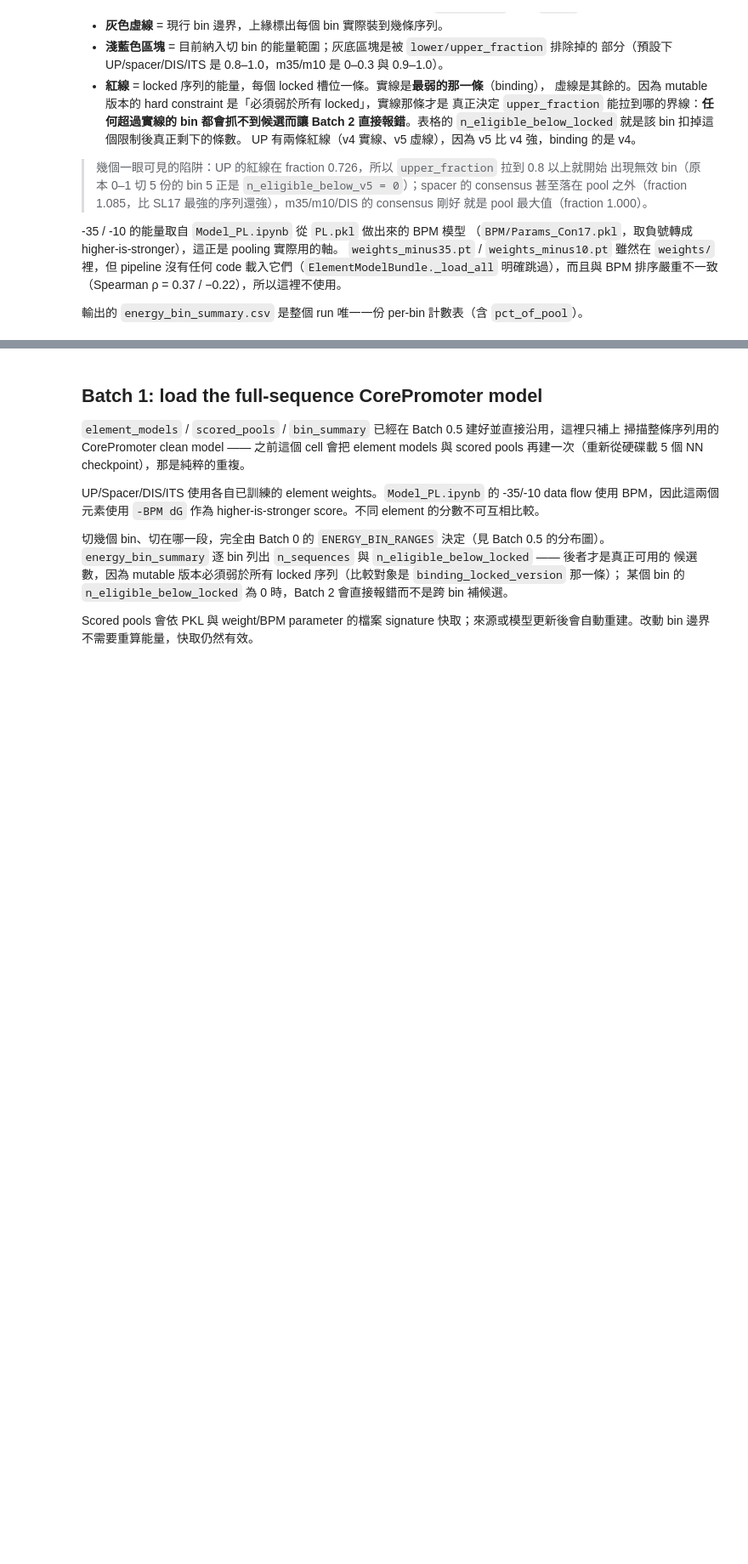
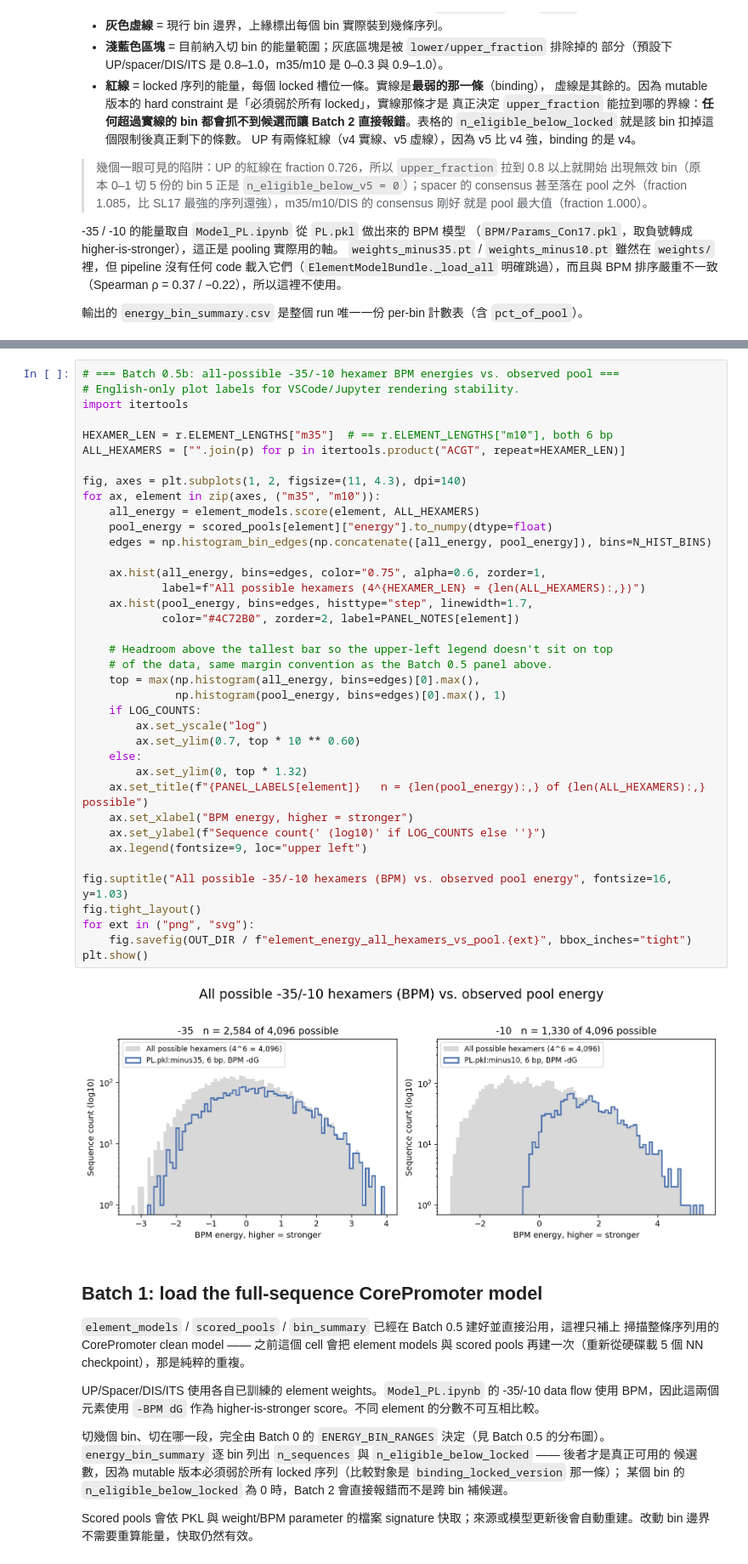
Before and after one commit to KellyLiao1023/Whole-model, a Jupyter notebook: MS2_Data_PyTorch/scripts/Model_CorePromoter_recursive_design.ipynb, the cells around one changed output, grey strips where cells are left out. Shown at 85% size. Cells and saved outputs as stored; diff of their text form; blank space fills up the shorter version.

```diff
--- a/MS2_Data_PyTorch/scripts/Model_CorePromoter_recursive_design.ipynb
+++ b/MS2_Data_PyTorch/scripts/Model_CorePromoter_recursive_design.ipynb
@@ -504,3 +673,43 @@ print("Figure and tables written to:", OUT_DIR)
+# %%
+# === Batch 0.5b: all-possible -35/-10 hexamer BPM energies vs. observed pool ===
+# English-only plot labels for VSCode/Jupyter rendering stability.
+import itertools
+
+HEXAMER_LEN = r.ELEMENT_LENGTHS["m35"]  # == r.ELEMENT_LENGTHS["m10"], both 6 bp
+ALL_HEXAMERS = ["".join(p) for p in itertools.product("ACGT", repeat=HEXAMER_LEN)]
+
+fig, axes = plt.subplots(1, 2, figsize=(11, 4.3), dpi=140)
+for ax, element in zip(axes, ("m35", "m10")):
+    all_energy = element_models.score(element, ALL_HEXAMERS)
+    pool_energy = scored_pools[element]["energy"].to_numpy(dtype=float)
+    edges = np.histogram_bin_edges(np.concatenate([all_energy, pool_energy]), bins=N_HIST_BINS)
+
+    ax.hist(all_energy, bins=edges, color="0.75", alpha=0.6, zorder=1,
+            label=f"All possible hexamers (4^{HEXAMER_LEN} = {len(ALL_HEXAMERS):,})")
+    ax.hist(pool_energy, bins=edges, histtype="step", linewidth=1.7,
+            color="#4C72B0", zorder=2, label=PANEL_NOTES[element])
+
+    # Headroom above the tallest bar so the upper-left legend doesn't sit on top
+    # of the data, same margin convention as the Batch 0.5 panel above.
+    top = max(np.histogram(all_energy, bins=edges)[0].max(),
+              np.histogram(pool_energy, bins=edges)[0].max(), 1)
+    if LOG_COUNTS:
+        ax.set_yscale("log")
+        ax.set_ylim(0.7, top * 10 ** 0.60)
+    else:
+        ax.set_ylim(0, top * 1.32)
+    ax.set_title(f"{PANEL_LABELS[element]}   n = {len(pool_energy):,} of {len(ALL_HEXAMERS):,} possible")
+    ax.set_xlabel("BPM energy, higher = stronger")
+    ax.set_ylabel(f"Sequence count{' (log10)' if LOG_COUNTS else ''}")
+    ax.legend(fontsize=9, loc="upper left")
+
+fig.suptitle("All possible -35/-10 hexamers (BPM) vs. observed pool energy", fontsize=16, y=1.03)
+fig.tight_layout()
+for ext in ("png", "svg"):
+    fig.savefig(OUT_DIR / f"element_energy_all_hexamers_vs_pool.{ext}", bbox_inches="tight")
+plt.show()
+# %% [output]
+[figure, added]
 # %% [markdown]
 ## Batch 1: load the full-sequence CorePromoter model
 
```
Also changed, not shown: parts of 13 cells of this notebook, 3 other files.
